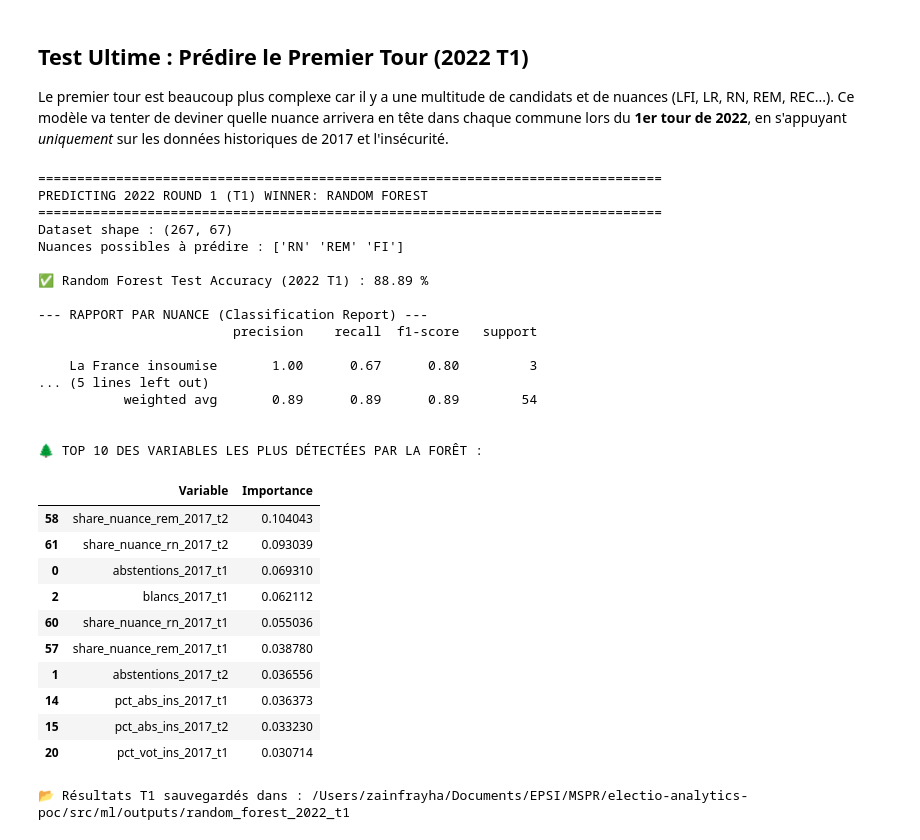
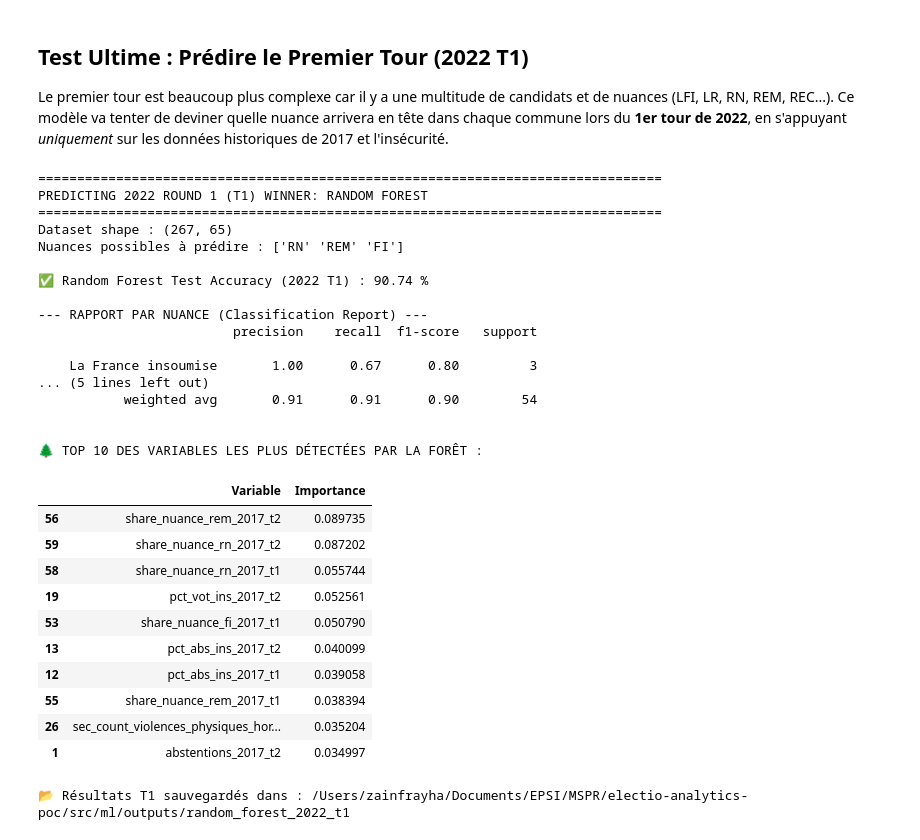
Before and after one commit to Albatross-MSPR/election-presidentielle, a Jupyter notebook: src/ml/poc_model_walkthrough.ipynb, the cells around one changed output. Drawn from its saved outputs; the diff is of its cells as text; code cells hidden in the pictures.

Commit message:
commiting before changing election strucutre

```diff
--- a/src/ml/poc_model_walkthrough.ipynb
+++ b/src/ml/poc_model_walkthrough.ipynb
@@ -852,16 +1017,28 @@ def run_rf_model_for_2022_t1(experiment_name: str):
 
     # 1. Pipeline de récupération
     election_map = {row['id_election']: f"{row['annee_election']}_T{row['tour']}" for row in dim_election}
-    candidate_map = {row['id_candidat']: {'id_nuance': row.get('id_nuance', row.get('nuance', 'inconnu'))} for row in dim_candidat}
     nuance_libelles = {row['id_nuance']: row['libelle_nuance'] for row in dim_nuance}
 
     feature_data = {}
     target_scores = {}
 
+    # Démographie
+    for row in fact_participation:
+        id_commune = normalize_id_commune(row['id_commune'])
+        election_key = election_map[row['id_election']]
+        commune_features = feature_data.setdefault(id_commune, {})
+
+        # Uniquement les données de 2017 (T1 et T2) pour éviter le leakage !
+        if election_key.startswith('2017'):
+            for metric in ['inscrits', 'abstentions', 'votants', 'blancs', 'nuls', 'exprimes', 'pct_abs_ins', 'pct_vot_ins', 'pct_blancs_ins', 'pct_nuls_ins']:
+                if metric in row:
+                    commune_features[f'{metric}_{election_key.lower()}'] = to_float(row[metric])
+
+    # Résultats candidats
     for row in fact_resultats:
         id_commune = normalize_id_commune(row['id_commune'])
         election_key = election_map[row['id_election']]
-        candidate = candidate_map[row['id_candidat']]
+        id_nuance_actuelle = row.get('id_nuance', 'inconnu')
         commune_features = feature_data.setdefault(id_commune, {})
 
         # Cible = On cherche qui a gagné le T1 de 2022
@@ -869,16 +1046,13 @@ def run_rf_model_for_2022_t1(experiment_name: str):
             score = to_float(row['voix'])
             best = target_scores.get(id_commune)
             if best is None or score > best[0]:
-                target_scores[id_commune] = (score, candidate['id_nuance'])
+                target_scores[id_commune] = (score, id_nuance_actuelle)
 
         # Features = Uniquement les données de 2017 (T1 et T2) pour éviter le leakage !
         elif election_key.startswith('2017'):
             pct_voix = to_float(row['pct_voix_exprimes'])
-            nuance_key = f"share_nuance_{slugify(candidate['id_nuance'])}_{election_key.lower()}"
+            nuance_key = f"share_nuance_{slugify(id_nuance_actuelle)}_{election_key.lower()}"
             commune_features[nuance_key] = commune_features.get(nuance_key, 0.0) + pct_voix
-
-            for metric in ['inscrits', 'abstentions', 'votants', 'blancs', 'nuls', 'exprimes', 'pct_abs_ins', 'pct_vot_ins', 'pct_blancs_ins', 'pct_nuls_ins']:
-                commune_features[f'{metric}_{election_key.lower()}'] = to_float(row[metric])
 
     targets_nuance = {id_commune: nuance for id_commune, (_, nuance) in target_scores.items()}
     security_features = build_security_dataset()
@@ -903,6 +1077,8 @@ def run_rf_model_for_2022_t1(experiment_name: str):
         if 'share_nuance' in f:
             df[f] = df[f].fillna(0.0)
         elif 'sec_rate_' in f:
+            df[f] = df[f].fillna(0.0)
+        elif 'sec_count_' in f:
             df[f] = df[f].fillna(0.0)
         else:
             df[f] = df[f].fillna(df[f].median())
@@ -976,46 +1152,46 @@ def run_rf_model_for_2022_t1(experiment_name: str):
     experiment_dir = OUTPUT_DIR / experiment_name
     experiment_dir.mkdir(parents=True, exist_ok=True)
 
     df.to_csv(experiment_dir / 'model_dataset.csv', index=False)
     results_test.to_csv(experiment_dir / 'test_predictions.csv', index=False)
     results_all.to_csv(experiment_dir / 'all_predictions.csv', index=False)
     df_importances.to_csv(experiment_dir / 'feature_importance.csv', index=False)
 
     print(f"\n📂 Résultats T1 sauvegardés dans : {experiment_dir}")
 
     return rf, df_importances, results_all
 
 # --- Exécution pour le Premier Tour 2022 ---
 rf_t1_model, imp_t1_df, all_t1_predictions_df = run_rf_model_for_2022_t1(experiment_name='random_forest_2022_t1')
 # %% [output]
 ================================================================================
 PREDICTING 2022 ROUND 1 (T1) WINNER: RANDOM FOREST
 ================================================================================
-Dataset shape : (267, 67)
+Dataset shape : (267, 65)
 Nuances possibles à prédire : ['RN' 'REM' 'FI']
 
-✅ Random Forest Test Accuracy (2022 T1) : 88.89 %
+✅ Random Forest Test Accuracy (2022 T1) : 90.74 %
 
 --- RAPPORT PAR NUANCE (Classification Report) ---
                          precision    recall  f1-score   support
 
     La France insoumise       1.00      0.67      0.80         3
 ... (5 lines left out)
-           weighted avg       0.89      0.89      0.89        54
+           weighted avg       0.91      0.91      0.90        54
 
 
 🌲 TOP 10 DES VARIABLES LES PLUS DÉTECTÉES PAR LA FORÊT :
 |  | Variable | Importance |
-| 58 | share_nuance_rem_2017_t2 | 0.104043 |
-| 61 | share_nuance_rn_2017_t2 | 0.093039 |
-| 0 | abstentions_2017_t1 | 0.069310 |
-| 2 | blancs_2017_t1 | 0.062112 |
-| 60 | share_nuance_rn_2017_t1 | 0.055036 |
-| 57 | share_nuance_rem_2017_t1 | 0.038780 |
-| 1 | abstentions_2017_t2 | 0.036556 |
-| 14 | pct_abs_ins_2017_t1 | 0.036373 |
-| 15 | pct_abs_ins_2017_t2 | 0.033230 |
-| 20 | pct_vot_ins_2017_t1 | 0.030714 |
+| 56 | share_nuance_rem_2017_t2 | 0.089735 |
+| 59 | share_nuance_rn_2017_t2 | 0.087202 |
+| 58 | share_nuance_rn_2017_t1 | 0.055744 |
+| 19 | pct_vot_ins_2017_t2 | 0.052561 |
+| 53 | share_nuance_fi_2017_t1 | 0.050790 |
+| 13 | pct_abs_ins_2017_t2 | 0.040099 |
+| 12 | pct_abs_ins_2017_t1 | 0.039058 |
+| 55 | share_nuance_rem_2017_t1 | 0.038394 |
+| 26 | sec_count_violences_physiques_hor... | 0.035204 |
+| 1 | abstentions_2017_t2 | 0.034997 |
 📂 Résultats T1 sauvegardés dans : /Users/zainfrayha/Documents/EPSI/MSPR/electio-analytics-poc/src/ml/outputs/random_forest_2022_t1
 # %%
 import pandas as pd
```
Also changed, not shown: parts of 12 cells of this notebook, 20 other files.
